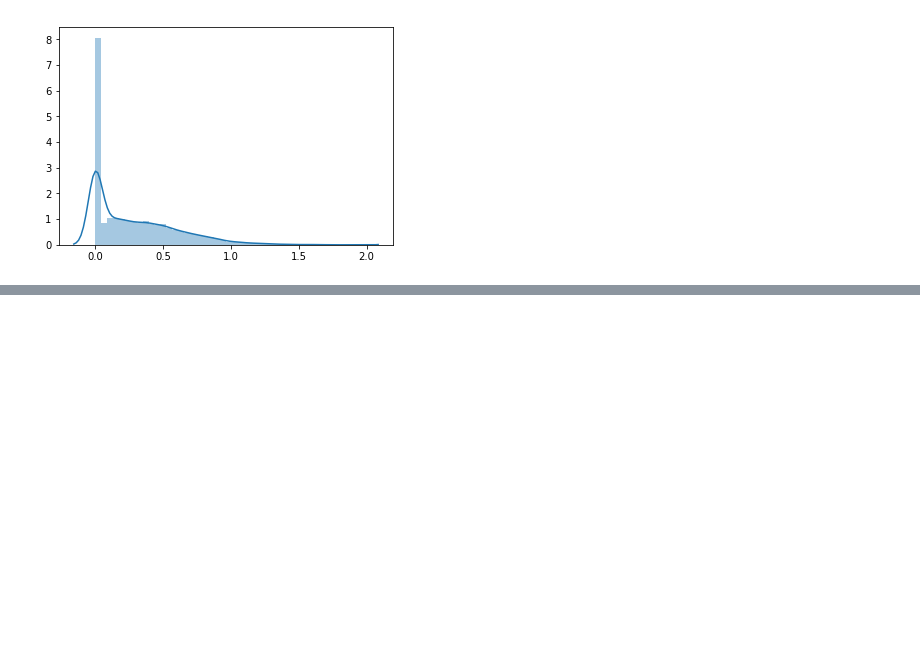
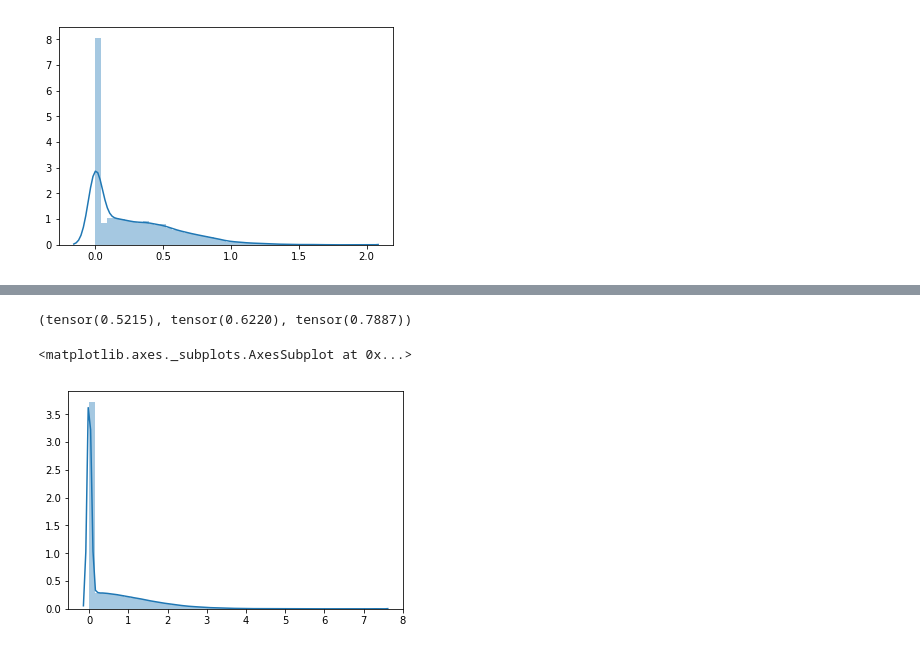
Before and after one commit to anhquan0412/fastai_v3p1, a Jupyter notebook: part_2/matmul_and_weight_init.ipynb, the cells around one changed output, grey strips where cells are left out. Saved outputs shown, nothing was run; the diff lists cells and outputs as text; code cells hidden in the pictures; blank space fills up the shorter version.

```diff
--- a/part_2/matmul.ipynb
+++ b/part_2/matmul_and_weight_init.ipynb
@@ -293,0 +375,9 @@ Activation grows real fast, prone to exploding gradient
+# %%
+x = torch.randn(512)
+a = torch.randn(512,512) / math.sqrt(512)
+a.mean(),a.std()
+
+for i in range(200):
+    x = a @ x
+print(i)
+print(x.mean(),x.std())
@@ -348,0 +471,9 @@ sns.distplot(act2.view(-1).tolist())
+# %%
+#apply relu
+o = relu(o)
+o.mean(),o.var(),o.std()
+sns.distplot(o.view(-1).tolist())
+# %% [output]
+(tensor(0.5215), tensor(0.6220), tensor(0.7887))
+<matplotlib.axes._subplots.AxesSubplot at 0x...>
+[figure, added]
```
Also changed, not shown: parts of 28 cells of this notebook, 1 other file.
